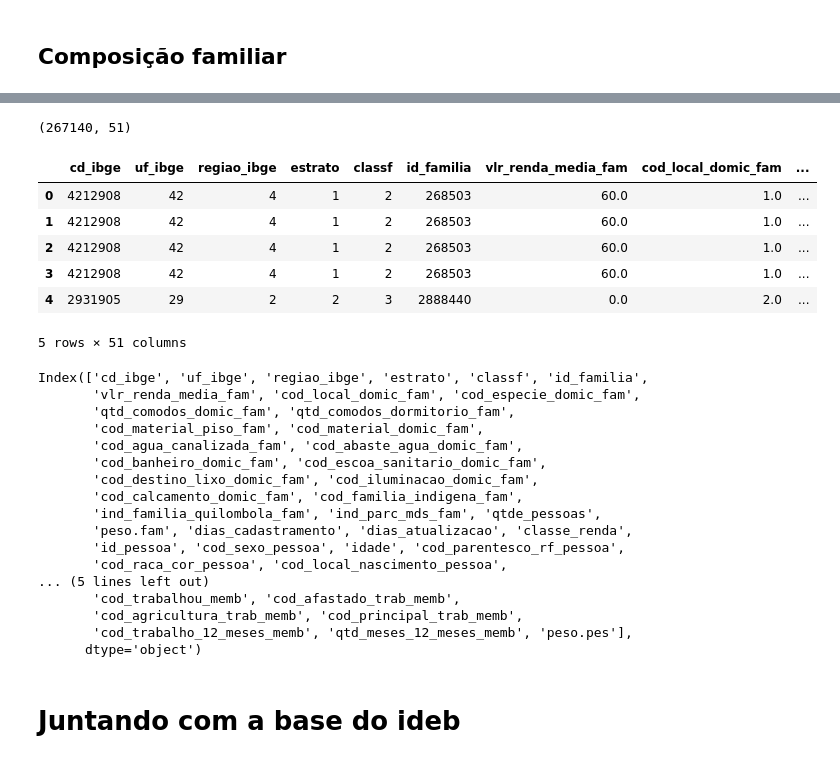
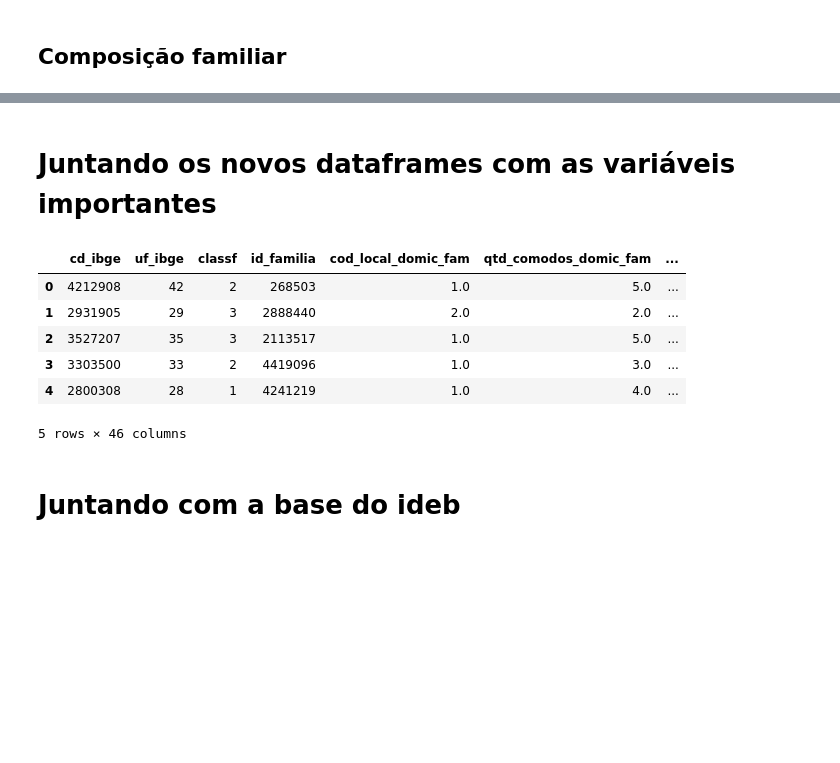
Before and after one commit to mariananresende/averiguacao_cadastral, a Jupyter notebook: base_modelo_final.ipynb, the cells around one changed output, grey strips where cells are left out. Drawn from its saved outputs; the diff is of its cells as text; code cells hidden in the pictures; blank space fills up the shorter version.

```diff
--- a/base_modelo_final.ipynb
+++ b/base_modelo_final.ipynb
@@ -782,41 +627,24 @@ df_pessoas_amostra_100mil.to_csv('Data/df_pessoas_amostra_100mil.csv', index=Fal
+# %% [markdown]
+# Juntando os novos dataframes com as variáveis importantes
 # %%
-# Juntando os dois DataFrames pela coluna 'id_familia'
-df_fam_pessoas_amostra_100mil = pd.merge(df_fam_amostra_100mil, df_pessoas_amostra_100mil, on='id_familia', how='inner')
+from functools import reduce
 
-# Verificando o DataFrame resultante
-print(df_fam_pessoas_amostra_100mil.shape)
+# Lista com os dataframes a serem mesclados
+dfs = [df_fam_dom, df_rf, df_trabalho, df_escola, df_composicao]
+
+# Mesclando todos os dataframes na lista usando a chave 'id_familia'
+df_modelo = reduce(lambda left, right: pd.merge(left, right, on='id_familia', how='inner'), dfs)
+
+# Exibindo as primeiras linhas do dataframe unificado
+df_modelo.head()
 # %% [output]
+|  | cd_ibge | uf_ibge | classf | id_familia | cod_local_domic_fam | qtd_comodos_domic_fam | ... |
+| 0 | 4212908 | 42 | 2 | 268503 | 1.0 | 5.0 | ... |
+| 1 | 2931905 | 29 | 3 | 2888440 | 2.0 | 2.0 | ... |
+| 2 | 3527207 | 35 | 3 | 2113517 | 1.0 | 5.0 | ... |
+| 3 | 3303500 | 33 | 2 | 4419096 | 1.0 | 3.0 | ... |
+| 4 | 2800308 | 28 | 1 | 4241219 | 1.0 | 4.0 | ... |
-(267140, 51)
+5 rows × 46 columns
-# %%
-df_fam_pessoas_amostra_100mil.head()
-# %% [output]
-|  | cd_ibge | uf_ibge | regiao_ibge | estrato | classf | id_familia | vlr_renda_media_fam | cod_local_domic_fam | ... |
-| 0 | 4212908 | 42 | 4 | 1 | 2 | 268503 | 60.0 | 1.0 | ... |
-| 1 | 4212908 | 42 | 4 | 1 | 2 | 268503 | 60.0 | 1.0 | ... |
-| 2 | 4212908 | 42 | 4 | 1 | 2 | 268503 | 60.0 | 1.0 | ... |
-| 3 | 4212908 | 42 | 4 | 1 | 2 | 268503 | 60.0 | 1.0 | ... |
-| 4 | 2931905 | 29 | 2 | 2 | 3 | 2888440 | 0.0 | 2.0 | ... |
-5 rows × 51 columns
-# %%
-df_fam_pessoas_amostra_100mil.columns
-# %% [output]
-Index(['cd_ibge', 'uf_ibge', 'regiao_ibge', 'estrato', 'classf', 'id_familia',
-       'vlr_renda_media_fam', 'cod_local_domic_fam', 'cod_especie_domic_fam',
-       'qtd_comodos_domic_fam', 'qtd_comodos_dormitorio_fam',
-       'cod_material_piso_fam', 'cod_material_domic_fam',
-       'cod_agua_canalizada_fam', 'cod_abaste_agua_domic_fam',
-       'cod_banheiro_domic_fam', 'cod_escoa_sanitario_domic_fam',
-       'cod_destino_lixo_domic_fam', 'cod_iluminacao_domic_fam',
-       'cod_calcamento_domic_fam', 'cod_familia_indigena_fam',
-       'ind_familia_quilombola_fam', 'ind_parc_mds_fam', 'qtde_pessoas',
-       'peso.fam', 'dias_cadastramento', 'dias_atualizacao', 'classe_renda',
-       'id_pessoa', 'cod_sexo_pessoa', 'idade', 'cod_parentesco_rf_pessoa',
-       'cod_raca_cor_pessoa', 'cod_local_nascimento_pessoa',
-... (5 lines left out)
-       'cod_trabalhou_memb', 'cod_afastado_trab_memb',
-       'cod_agricultura_trab_memb', 'cod_principal_trab_memb',
-       'cod_trabalho_12_meses_memb', 'qtd_meses_12_meses_memb', 'peso.pes'],
-      dtype='object')
 # %% [markdown]
 # Juntando com a base do ideb
 # %%
```
Also changed, not shown: parts of 46 cells of this notebook, 7 other files.
